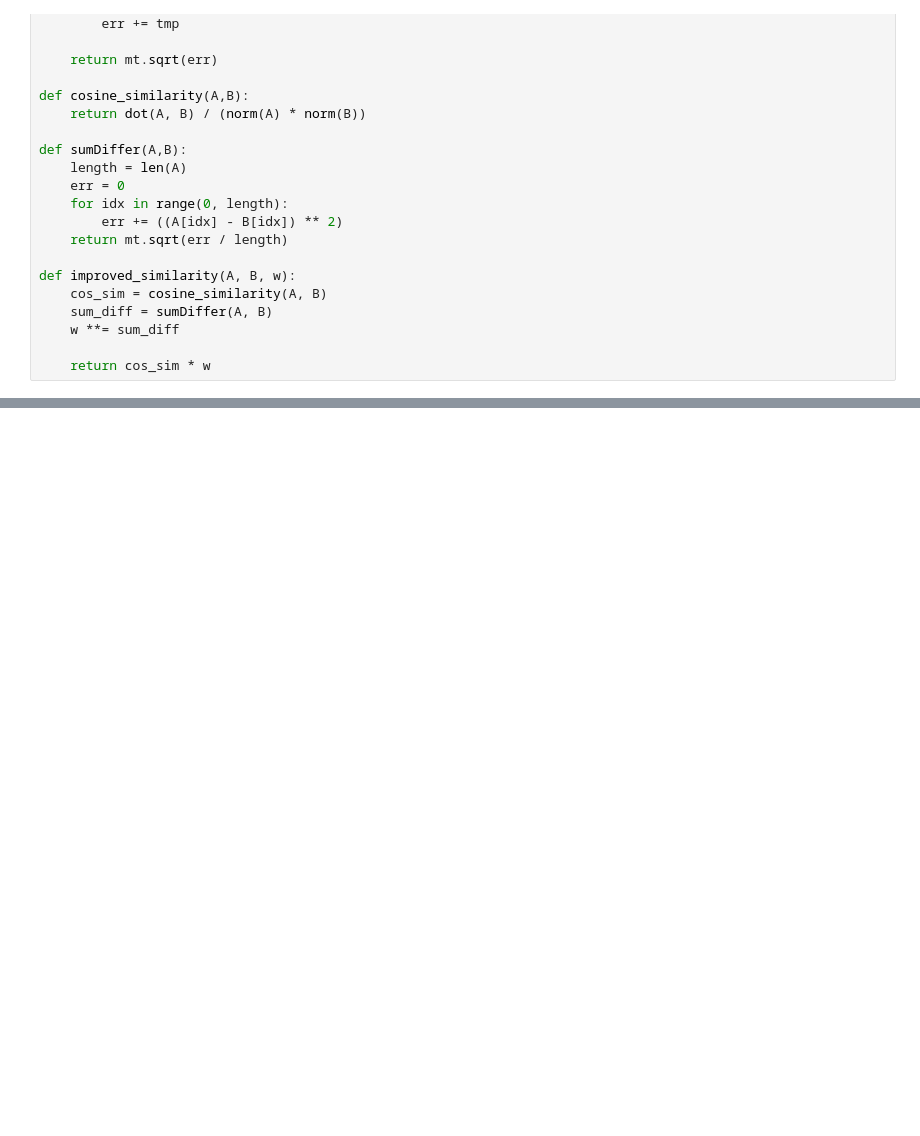
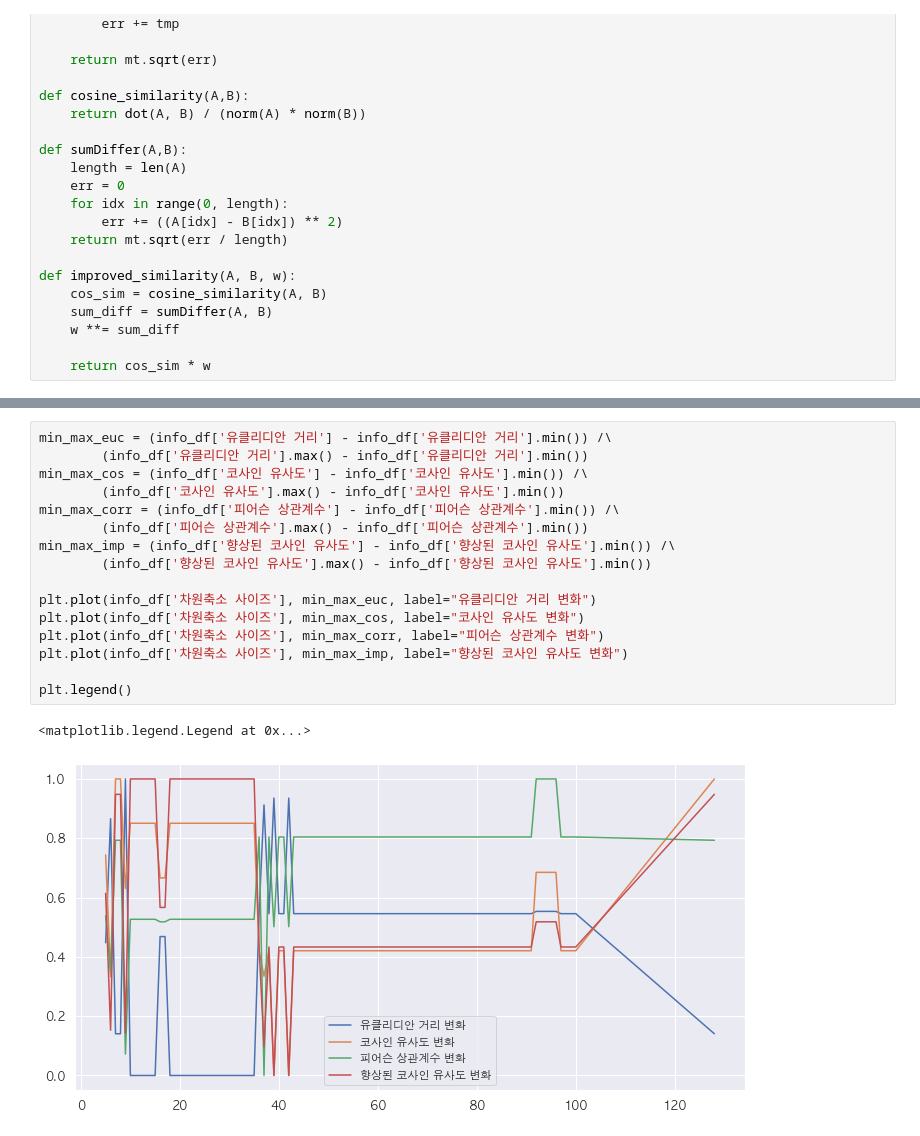
Before and after one commit to formegusto/contract-recommendation-system, a Jupyter notebook: pre-research/study-sim/Matrix Factorization Fit-Test.ipynb, the cells around one changed output, grey strips where cells are left out. Saved outputs shown, nothing was run; the diff lists cells and outputs as text; blank space fills up the shorter version.

```diff
--- a/pre-research/study-sim/Matrix Factorization Fit-Test.ipynb
+++ b/pre-research/study-sim/Matrix Factorization Fit-Test.ipynb
@@ -142,0 +220,19 @@ print(max_sim_idx)
+# %%
+min_max_euc = (info_df['유클리디안 거리'] - info_df['유클리디안 거리'].min()) /\
+        (info_df['유클리디안 거리'].max() - info_df['유클리디안 거리'].min())
+min_max_cos = (info_df['코사인 유사도'] - info_df['코사인 유사도'].min()) /\
+        (info_df['코사인 유사도'].max() - info_df['코사인 유사도'].min())
+min_max_corr = (info_df['피어슨 상관계수'] - info_df['피어슨 상관계수'].min()) /\
+        (info_df['피어슨 상관계수'].max() - info_df['피어슨 상관계수'].min())
+min_max_imp = (info_df['향상된 코사인 유사도'] - info_df['향상된 코사인 유사도'].min()) /\
+        (info_df['향상된 코사인 유사도'].max() - info_df['향상된 코사인 유사도'].min())
+
+plt.plot(info_df['차원축소 사이즈'], min_max_euc, label="유클리디안 거리 변화")
+plt.plot(info_df['차원축소 사이즈'], min_max_cos, label="코사인 유사도 변화")
+plt.plot(info_df['차원축소 사이즈'], min_max_corr, label="피어슨 상관계수 변화")
+plt.plot(info_df['차원축소 사이즈'], min_max_imp, label="향상된 코사인 유사도 변화")
+
+plt.legend()
+# %% [output]
+<matplotlib.legend.Legend at 0x...>
+[figure, added]
```
Also changed, not shown: parts of 10 cells of this notebook.
